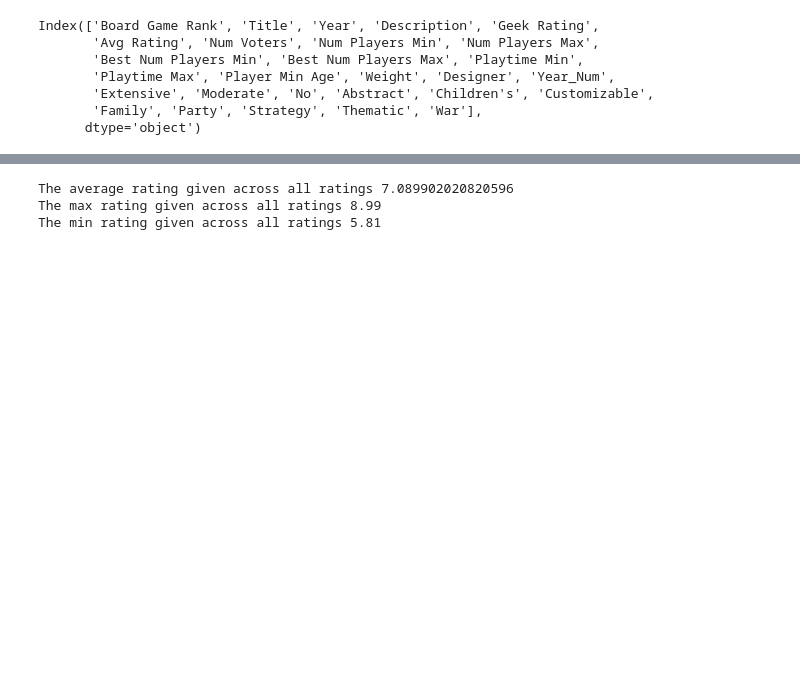
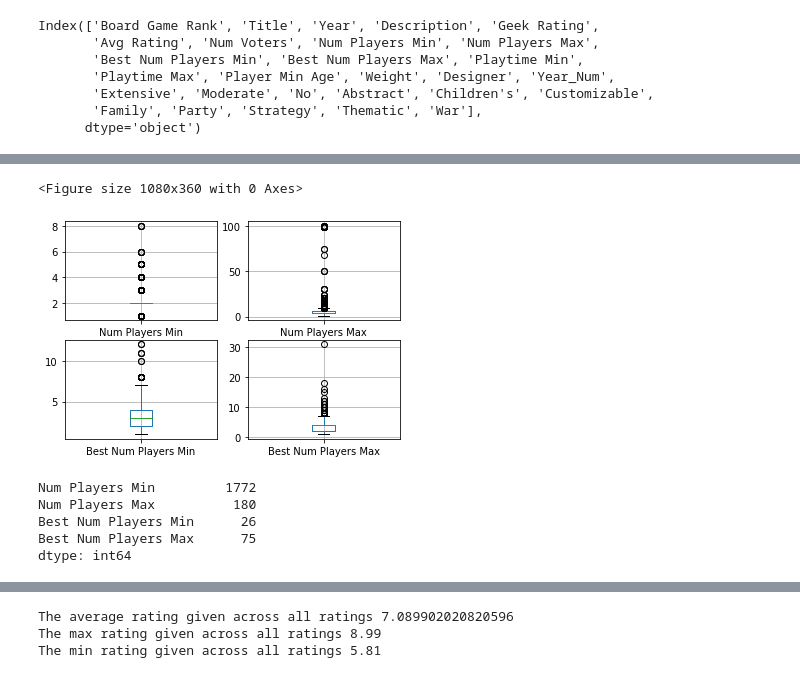
Before and after one commit to martaferrer/Boardgames, a Jupyter notebook: boardgames_data_analysis.ipynb, the cells around one changed output, grey strips where cells are left out. Drawn from its saved outputs; the diff is of its cells as text; code cells hidden in the pictures; blank space fills up the shorter version.

```diff
--- a/boardgames_data_analysis.ipynb
+++ b/boardgames_data_analysis.ipynb
@@ -93,0 +117,5 @@ df.describe()
+# %%
+# find which games have invalid values
+all_index = np.concatenate((zero_players_min, zero_players_max, zero_playtime_min, zero_playtime_max, zero_weight))
+unique_index = set(all_index)
+print('There are {} games whose some of their features are invalid'.format(len(unique_index)))
@@ -376,0 +495,24 @@ df_all_num.to_pickle("Boardgame//data//boardgame_data_clean.pkl")
+# %%
+plt.figure(figsize=(15, 5))
+fig, axes = plt.subplots(2, 2)
+df.boxplot(column='Num Players Min', ax=axes[0,0], figsize=(15, 5)) # add boxplot to 1st subplot
+df.boxplot(column='Num Players Max', ax=axes[0,1], figsize=(15, 5)) # add boxplot to 2nd subplot
+df.boxplot(column='Best Num Players Min', ax=axes[1,0], figsize=(15, 5)) # add boxplot to 2nd subplot
+df.boxplot(column='Best Num Players Max', ax=axes[1,1], figsize=(15, 5)) # add boxplot to 2nd subplot
+plt.show()
+# %% [output]
+<Figure size 1080x360 with 0 Axes>
+[figure, added]
+# %%
+# check the number of outliers in this four columns
+df_outliers = df[['Num Players Min', 'Num Players Max', 'Best Num Players Min', 'Best Num Players Max']]
+Q1 = df_outliers.quantile(0.25)
+Q3 = df_outliers.quantile(0.75)
+IQR = Q3 - Q1
+((df_outliers < (Q1 - 1.5 * IQR)) | (df_outliers > (Q3 + 1.5 * IQR))).sum()
+# %% [output]
+Num Players Min         1772
+Num Players Max          180
+Best Num Players Min      26
+Best Num Players Max      75
+dtype: int64
```
Also changed, not shown: parts of 40 cells of this notebook.
